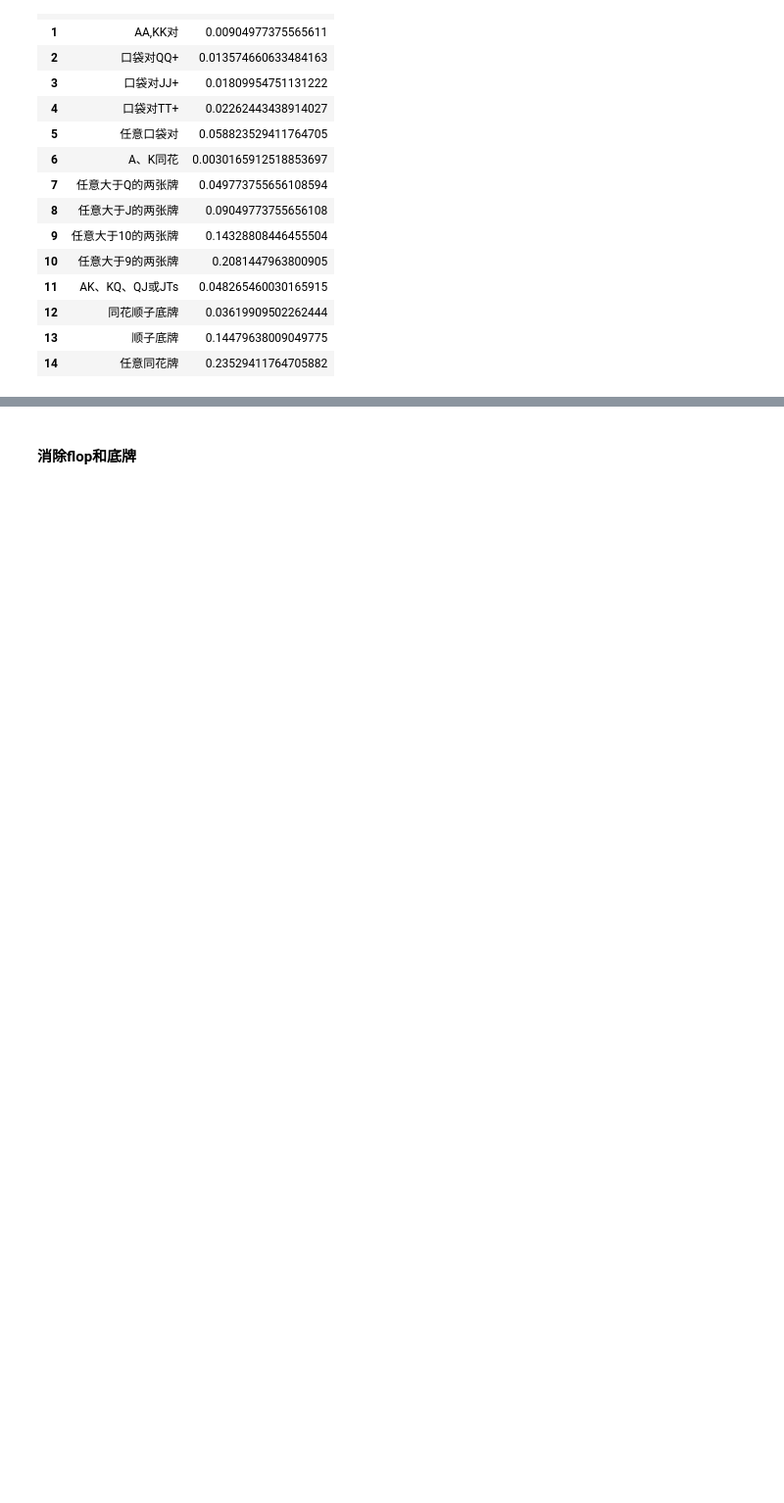
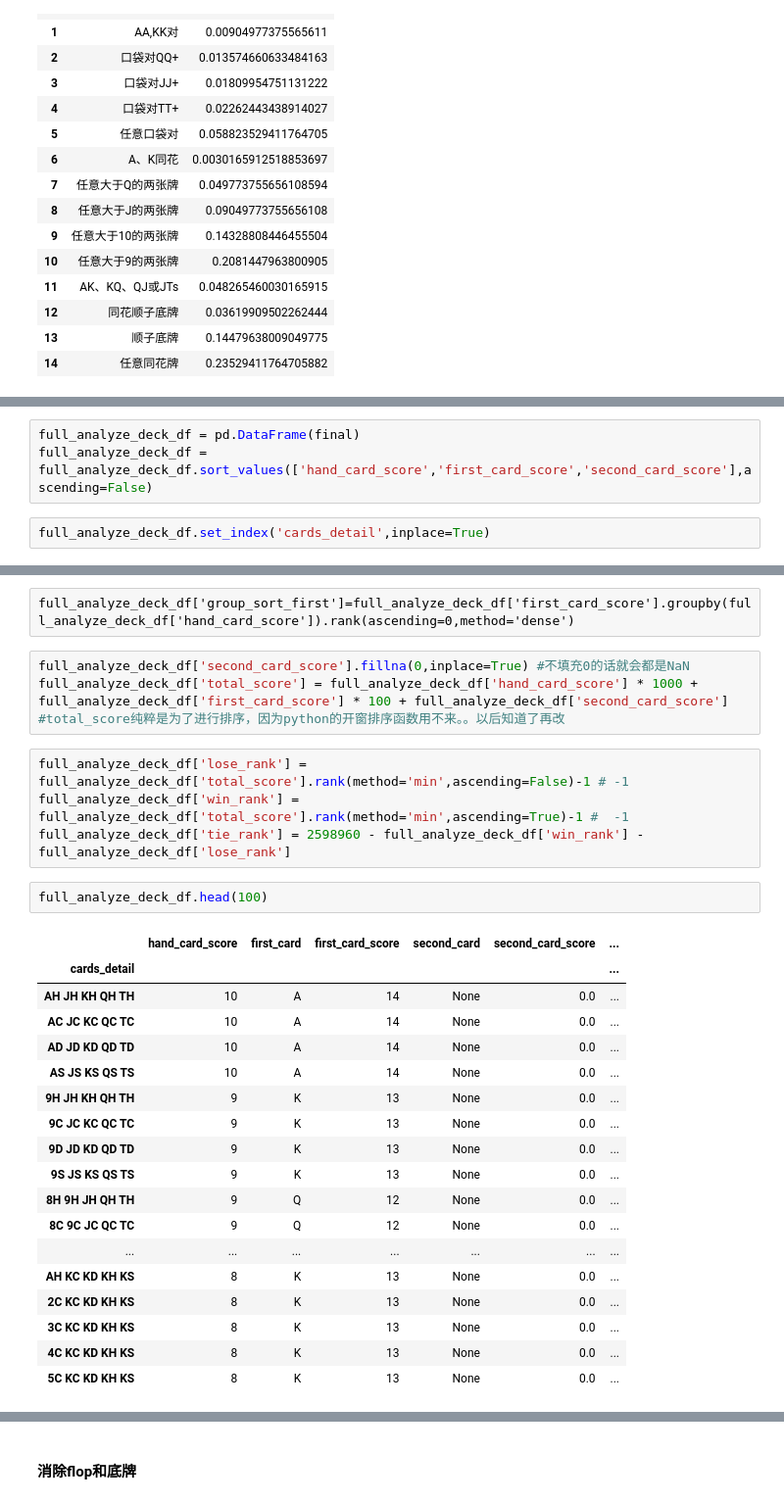
Before and after one commit to binyuc/Texas-poker-analyze, a Jupyter notebook: 德州扑克notebook.ipynb, the cells around one changed output, grey strips where cells are left out. Shown at 98% size. Drawn from its saved outputs; the diff is of its cells as text; blank space fills up the shorter version.

```diff
--- a/德州扑克notebook.ipynb
+++ b/德州扑克notebook.ipynb
@@ -452,0 +454,5 @@ full_analyze_deck_df = pd.DataFrame(final)
+# %%
+full_analyze_deck_df = pd.DataFrame(final)
+full_analyze_deck_df = full_analyze_deck_df.sort_values(['hand_card_score','first_card_score','second_card_score'],ascending=False)
+# %%
+full_analyze_deck_df.set_index('cards_detail',inplace=True)
@@ -452,0 +490,30 @@ full_analyze_deck_df = pd.DataFrame(final)
+# %% [raw]
+full_analyze_deck_df['group_sort_first']=full_analyze_deck_df['first_card_score'].groupby(full_analyze_deck_df['hand_card_score']).rank(ascending=0,method='dense')
+# %%
+full_analyze_deck_df['second_card_score'].fillna(0,inplace=True) #不填充0的话就会都是NaN
+full_analyze_deck_df['total_score'] = full_analyze_deck_df['hand_card_score'] * 1000 + full_analyze_deck_df['first_card_score'] * 100 + full_analyze_deck_df['second_card_score'] #total_score纯粹是为了进行排序，因为python的开窗排序函数用不来。。以后知道了再改
+# %%
+full_analyze_deck_df['lose_rank'] = full_analyze_deck_df['total_score'].rank(method='min',ascending=False)-1 # -1
+full_analyze_deck_df['win_rank'] = full_analyze_deck_df['total_score'].rank(method='min',ascending=True)-1 #  -1
+full_analyze_deck_df['tie_rank'] = 2598960 - full_analyze_deck_df['win_rank'] - full_analyze_deck_df['lose_rank']
+# %%
+full_analyze_deck_df.head(100)
+# %% [output]
+|  | hand_card_score | first_card | first_card_score | second_card | second_card_score | ... |
+| cards_detail |  |  |  |  |  | ... |
+| AH JH KH QH TH | 10 | A | 14 | None | 0.0 | ... |
+| AC JC KC QC TC | 10 | A | 14 | None | 0.0 | ... |
+| AD JD KD QD TD | 10 | A | 14 | None | 0.0 | ... |
+| AS JS KS QS TS | 10 | A | 14 | None | 0.0 | ... |
+| 9H JH KH QH TH | 9 | K | 13 | None | 0.0 | ... |
+| 9C JC KC QC TC | 9 | K | 13 | None | 0.0 | ... |
+| 9D JD KD QD TD | 9 | K | 13 | None | 0.0 | ... |
+| 9S JS KS QS TS | 9 | K | 13 | None | 0.0 | ... |
+| 8H 9H JH QH TH | 9 | Q | 12 | None | 0.0 | ... |
+| 8C 9C JC QC TC | 9 | Q | 12 | None | 0.0 | ... |
+| ... | ... | ... | ... | ... | ... | ... |
+| AH KC KD KH KS | 8 | K | 13 | None | 0.0 | ... |
+| 2C KC KD KH KS | 8 | K | 13 | None | 0.0 | ... |
+| 3C KC KD KH KS | 8 | K | 13 | None | 0.0 | ... |
+| 4C KC KD KH KS | 8 | K | 13 | None | 0.0 | ... |
+| 5C KC KD KH KS | 8 | K | 13 | None | 0.0 | ... |
```
Also changed, not shown: parts of 41 cells of this notebook.
